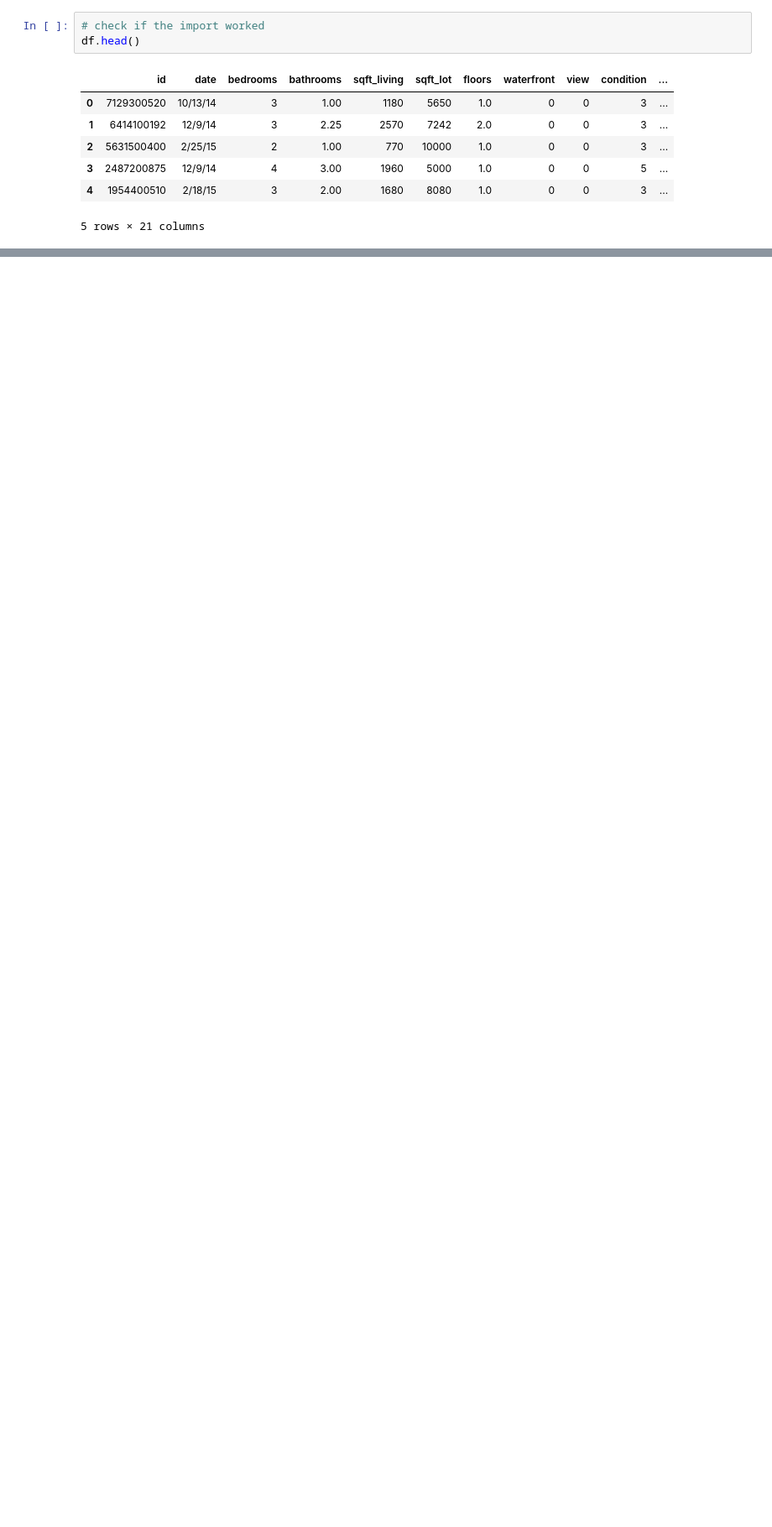
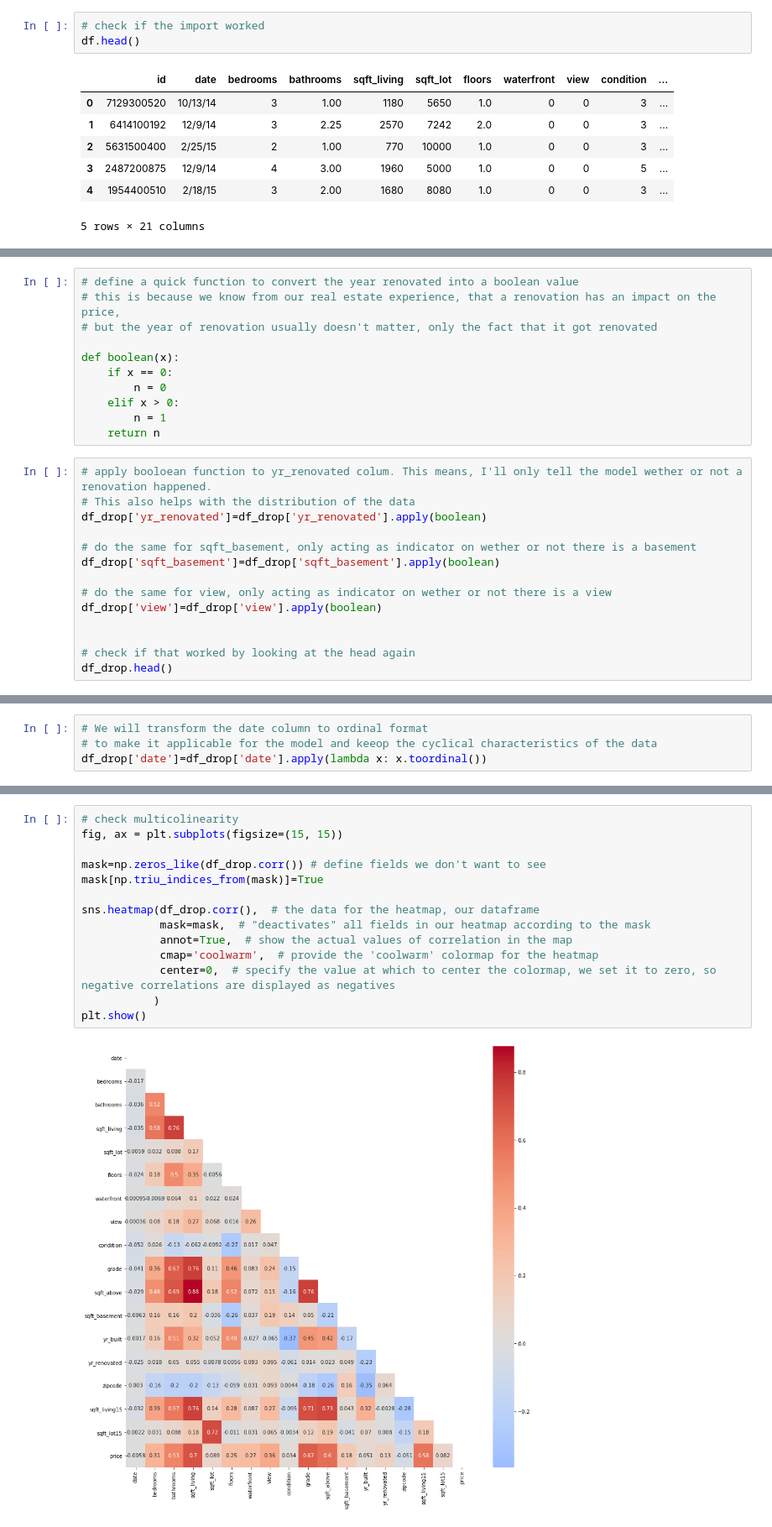
Before and after one commit to Caparisun/Linear_Regression_Project, a Jupyter notebook: Notebooks_and_data/Refinement.ipynb, the cells around one changed output, grey strips where cells are left out. Shown: that part at 84% size. Saved outputs shown, nothing was run; the diff lists cells and outputs as text; blank space fills up the shorter version.

Commit message:
added a refinement and improved the model in a seperate juypter notebook

```diff
--- a/Notebooks_and_data/Refinement.ipynb
+++ b/Notebooks_and_data/Refinement.ipynb
@@ -46,0 +104,25 @@ df.head()
+# %%
+# define a quick function to convert the year renovated into a boolean value
+# this is because we know from our real estate experience, that a renovation has an impact on the price,
+# but the year of renovation usually doesn't matter, only the fact that it got renovated
+
+def boolean(x):
+    if x == 0:
+        n = 0
+    elif x > 0:
+        n = 1
+    return n
+# %%
+# apply booloean function to yr_renovated colum. This means, I'll only tell the model wether or not a renovation happened.
+# This also helps with the distribution of the data
+df_drop['yr_renovated']=df_drop['yr_renovated'].apply(boolean)
+
+# do the same for sqft_basement, only acting as indicator on wether or not there is a basement
+df_drop['sqft_basement']=df_drop['sqft_basement'].apply(boolean)
+
+# do the same for view, only acting as indicator on wether or not there is a view
+df_drop['view']=df_drop['view'].apply(boolean)
+
+
+# check if that worked by looking at the head again
+df_drop.head()
@@ -46,0 +160,4 @@ df.head()
+# %%
+# We will transform the date column to ordinal format
+# to make it applicable for the model and keeop the cyclical characteristics of the data
+df_drop['date']=df_drop['date'].apply(lambda x: x.toordinal())
@@ -46,0 +206,16 @@ df.head()
+# %%
+# check multicolinearity
+fig, ax = plt.subplots(figsize=(15, 15))
+
+mask=np.zeros_like(df_drop.corr()) # define fields we don't want to see
+mask[np.triu_indices_from(mask)]=True
+
+sns.heatmap(df_drop.corr(),  # the data for the heatmap, our dataframe
+            mask=mask,  # "deactivates" all fields in our heatmap according to the mask
+            annot=True,  # show the actual values of correlation in the map
+            cmap='coolwarm',  # provide the 'coolwarm' colormap for the heatmap
+            center=0,  # specify the value at which to center the colormap, we set it to zero, so negative correlations are displayed as negatives
+           )
+plt.show()
+# %% [output]
+[figure, added]
```
Also changed, not shown: parts of 104 cells of this notebook, 1 other file.
